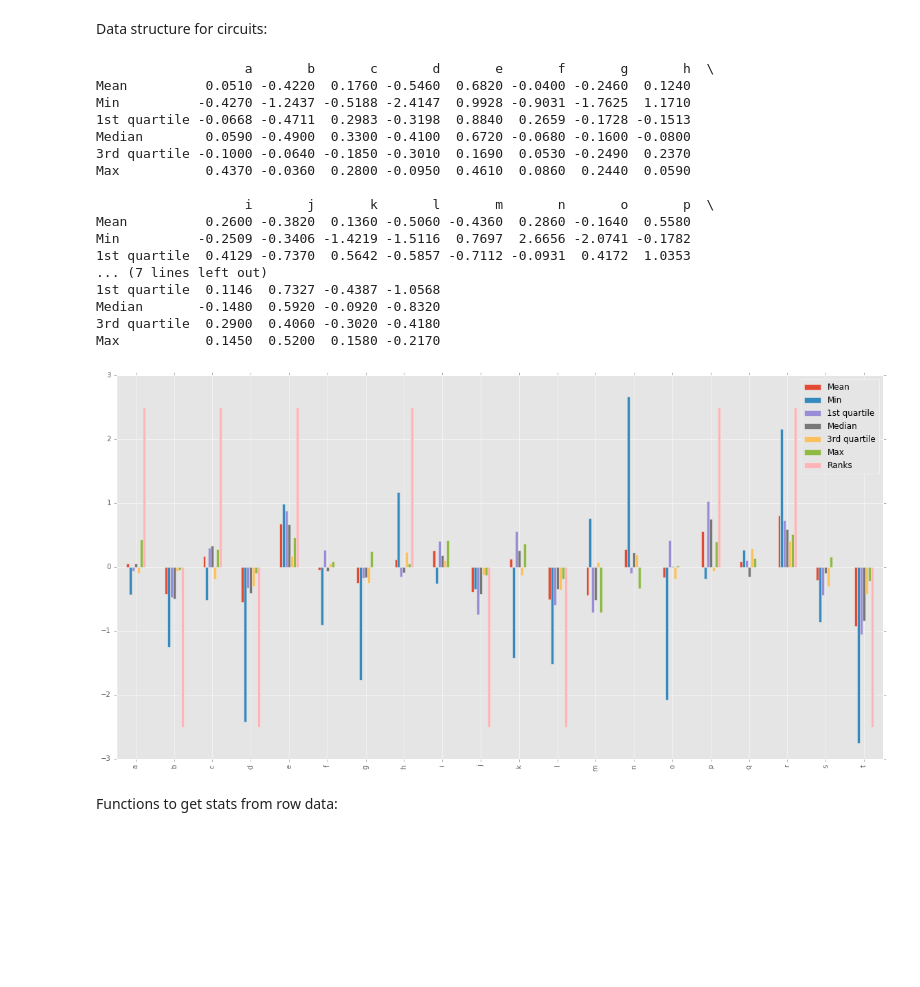
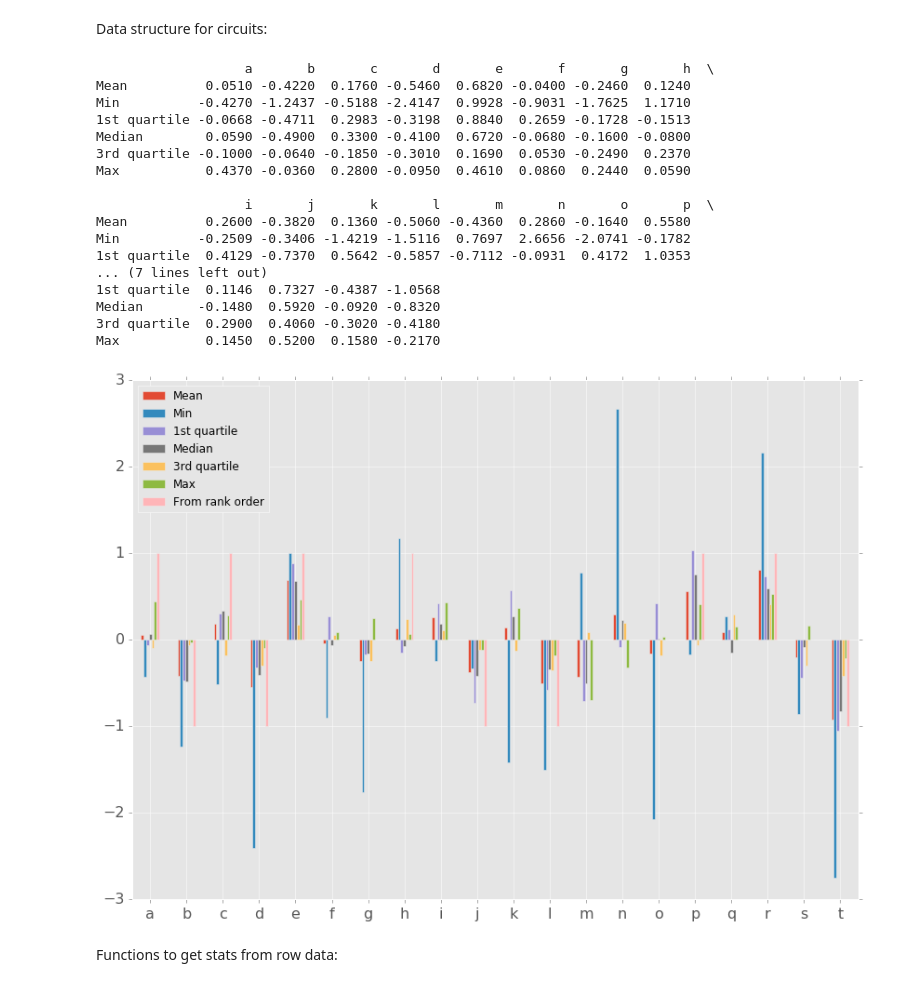
Before and after one commit to gavryushkin/fitlands, a Jupyter notebook: HIV_2007_conventional_analysis.ipynb, the cells around one changed output. Drawn from its saved outputs; the diff is of its cells as text; code cells hidden in the pictures; blank space fills up the shorter version.

```diff
--- a/HIV_2007_conventional_analysis.ipynb
+++ b/HIV_2007_conventional_analysis.ipynb
@@ -419,36 +419,38 @@ circuit["s"] = [s(w000, w001, w010, w011, w100, w101, w110, w111).mean_value,
                s(w000, w001, w010, w011, w100, w101, w110, w111).Q3_value,
                s(w000, w001, w010, w011, w100, w101, w110, w111).max_value]
 circuit["t"] = [t(w000, w001, w010, w011, w100, w101, w110, w111).mean_value,
                t(w000, w001, w010, w011, w100, w101, w110, w111).min_value,
                t(w000, w001, w010, w011, w100, w101, w110, w111).Q1_value,
                t(w000, w001, w010, w011, w100, w101, w110, w111).median_value,
                t(w000, w001, w010, w011, w100, w101, w110, w111).Q3_value,
                t(w000, w001, w010, w011, w100, w101, w110, w111).max_value]
 
 circuit_transposed = circuit.transpose()
-circuit_transposed["Ranks"] = [2.5, -2.5, 2.5, -2.5, 2.5, 0, 0, 2.5, 0, -2.5, 0, -2.5, 0, 0, 0, 2.5, 0, 2.5, 0, -2.5]
+circuit_transposed["From rank order"] = [1, -1, 1, -1, 1, 0, 0, 1, 0, -1, 0, -1, 0, 0, 0, 1, 0, 1, 0, -1]
 print(circuit)
-circuit_transposed.plot.bar(figsize=(20,10))
+circuit_transposed.plot.bar(figsize=(14,10))
+plt.xticks(rotation='horizontal', size="16")
+plt.yticks(size="16")
 plt.savefig("HIV_2007_conventional_stats.pdf")
 # %% [output]
                    a       b       c       d       e       f       g       h  \
 Mean          0.0510 -0.4220  0.1760 -0.5460  0.6820 -0.0400 -0.2460  0.1240
 Min          -0.4270 -1.2437 -0.5188 -2.4147  0.9928 -0.9031 -1.7625  1.1710
 1st quartile -0.0668 -0.4711  0.2983 -0.3198  0.8840  0.2659 -0.1728 -0.1513
 Median        0.0590 -0.4900  0.3300 -0.4100  0.6720 -0.0680 -0.1600 -0.0800
 3rd quartile -0.1000 -0.0640 -0.1850 -0.3010  0.1690  0.0530 -0.2490  0.2370
 Max           0.4370 -0.0360  0.2800 -0.0950  0.4610  0.0860  0.2440  0.0590
 
                    i       j       k       l       m       n       o       p  \
 Mean          0.2600 -0.3820  0.1360 -0.5060 -0.4360  0.2860 -0.1640  0.5580
 Min          -0.2509 -0.3406 -1.4219 -1.5116  0.7697  2.6656 -2.0741 -0.1782
 1st quartile  0.4129 -0.7370  0.5642 -0.5857 -0.7112 -0.0931  0.4172  1.0353
 ... (7 lines left out)
 1st quartile  0.1146  0.7327 -0.4387 -1.0568
 Median       -0.1480  0.5920 -0.0920 -0.8320
 3rd quartile  0.2900  0.4060 -0.3020 -0.4180
 Max           0.1450  0.5200  0.1580 -0.2170
-[figure, old version]
+[figure, new version]
 # %% [markdown]
 Functions to get stats from row data:
 # %%
```
Also changed, not shown: parts of 1 cell of this notebook.
